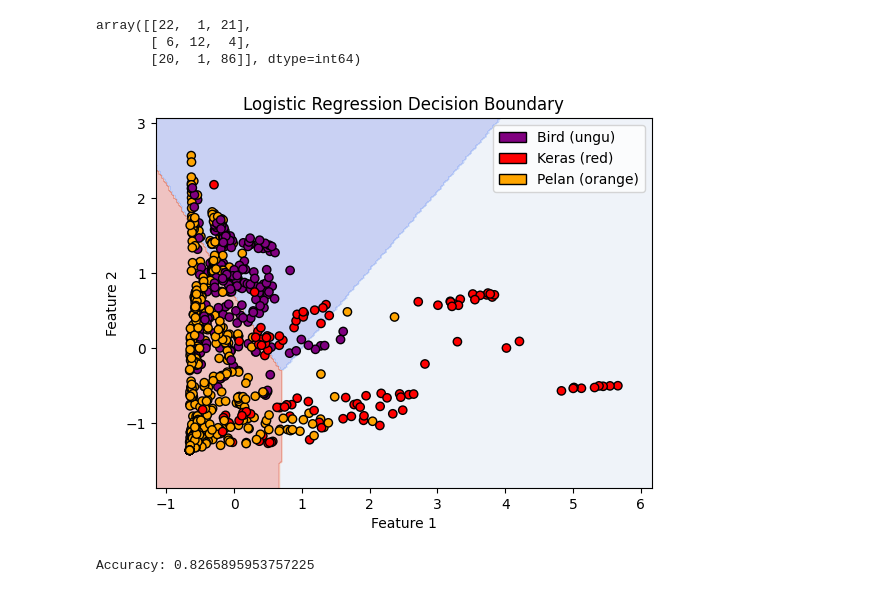
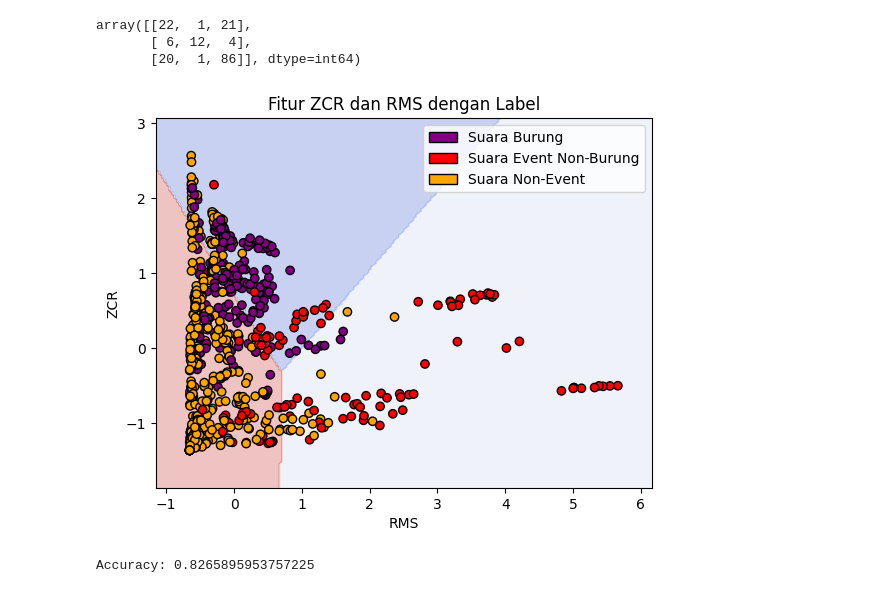
Before and after one commit to FathanAM0/Dasar-Kecerdasan-Artificial_Tugas-Besar, a Jupyter notebook: code_1-Labelling-FE.ipynb, the cells around one changed output. Drawn from its saved outputs; the diff is of its cells as text; code cells hidden in the pictures.

Commit message:
Add data visualisasi

```diff
--- a/code_1-Labelling-FE.ipynb
+++ b/code_1-Labelling-FE.ipynb
@@ -379,39 +427,39 @@ array([[22,  1, 21],
 # %%
 def plot_decision_boundary(model, X, y):
     x_min, x_max = X[:, 0].min() - .5, X[:, 0].max() + .5
     y_min, y_max = X[:, 1].min() - .5, X[:, 1].max() + .5
     xx, yy = np.meshgrid(np.linspace(x_min, x_max, 200),
                          np.linspace(y_min, y_max, 200))
 
     Z = model.predict(np.c_[xx.ravel(), yy.ravel()])
     Z = Z.reshape(xx.shape)
 
     plt.contourf(xx, yy, Z, alpha=0.3, cmap=plt.cm.coolwarm)
 
     # Define custom colors
     color_map = {0: 'purple', 1: 'red', 2: 'orange'}
     colors = [color_map[label] for label in y]
 
     # Plot points with custom colors
     plt.scatter(X[:, 0], X[:, 1], c=colors, edgecolors='k')
 
     # Custom legend
     legend_elements = [
-        Patch(facecolor='purple', edgecolor='k', label='Bird (ungu)'),
-        Patch(facecolor='red', edgecolor='k', label='Keras (red)'),
-        Patch(facecolor='orange', edgecolor='k', label='Pelan (orange)')
+        Patch(facecolor='purple', edgecolor='k', label='Suara Burung'),
+        Patch(facecolor='red', edgecolor='k', label='Suara Event Non-Burung'),
+        Patch(facecolor='orange', edgecolor='k', label='Suara Non-Event')
     ]
     plt.legend(handles=legend_elements, loc='upper right')
 
-    plt.xlabel("Feature 1")
-    plt.ylabel("Feature 2")
-    plt.title("Logistic Regression Decision Boundary")
+    plt.xlabel("RMS")
+    plt.ylabel("ZCR")
+    plt.title("Fitur RMS dan ZCR dengan Label")
     plt.show()
 
 X_scaled = scaler.transform(X)
 plot_decision_boundary(model, X_scaled, y)
 # %% [output]
-[figure, old version]
+[figure, new version]
 # %%
 X = [(data[4], data[5]) for data in dataset_fe]
 y_original = [data[3] for data in dataset_fe]
```
Also changed, not shown: parts of 3 cells of this notebook.
